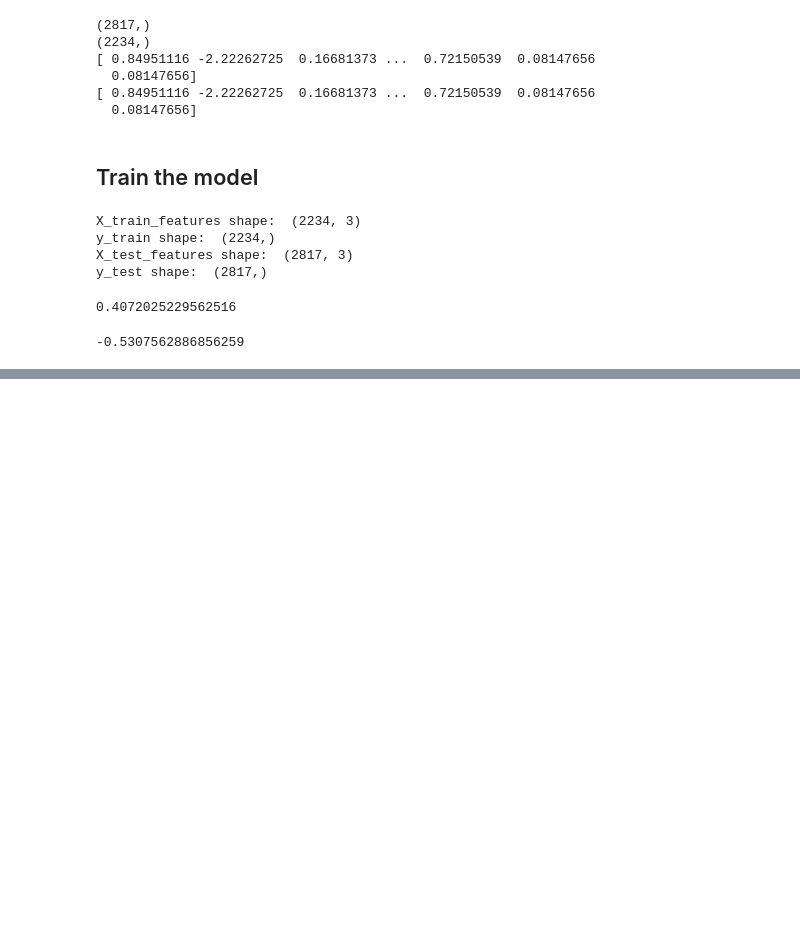
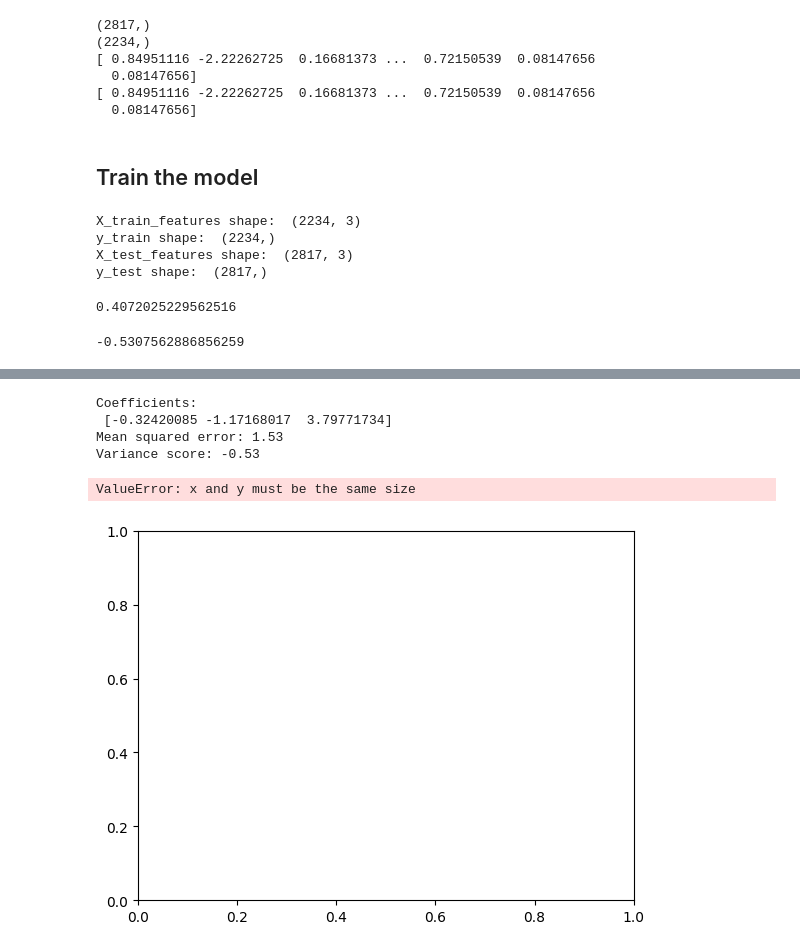
Before and after one commit to EjbejaranosAI/IHLT, a Jupyter notebook: final_project/FinalProject.ipynb, the cells around one changed output, grey strips where cells are left out. Cells and saved outputs as stored; diff of their text form; code cells hidden in the pictures; blank space fills up the shorter version.

```diff
--- a/final_project/FinalProject.ipynb
+++ b/final_project/FinalProject.ipynb
@@ -260,0 +336,11 @@ tokenized_text1 = [nltk.word_tokenize(phrase) for phrase in df['text1']]
+# %%
+#put everythiong in a dataframe
+df['tokenized_text1'] = tokenized_text1
+df['tokenized_text2'] = tokenized_text2
+df['lemmatize_text1'] = lemmatize_text1
+df['lemmatize_text2'] = lemmatize_text2
+df['stopwords_text1'] = stopwords_text1
+df['stopwords_text2'] = stopwords_text2
+df['synonyms_text1'] = synonyms_text1
+df['synonyms_text2'] = synonyms_text2
+df.head()
@@ -496,0 +602,26 @@ regresion_models
+# %%
+regr = linear_model.LinearRegression()
+# Train the model using the training sets
+regr.fit(X_train_features.T,y_train_norm )
+# Make predictions using the testing set
+y_pred = regr.predict(X_test_features.T)
+# The coefficients
+print('Coefficients: \n', regr.coef_)
+# The mean squared error
+print("Mean squared error: %.2f"
+        % mean_squared_error(y_test_norm, y_pred))
+# Explained variance score: 1 is perfect prediction
+print('Variance score: %.2f' % r2_score(y_test_norm, y_pred))
+# Plot outputs
+plt.scatter(X_test_features.T, y_test_norm,  color='black')
+plt.plot(X_test_features, y_pred, color='blue', linewidth=3)
+plt.xticks(())
+plt.yticks(())
+plt.show()
+# %% [output]
+Coefficients:
+ [-0.32420085 -1.17168017  3.79771734]
+Mean squared error: 1.53
+Variance score: -0.53
+ValueError: x and y must be the same size
+[figure, added]
```
Also changed, not shown: parts of 22 cells of this notebook, 3 other files.
